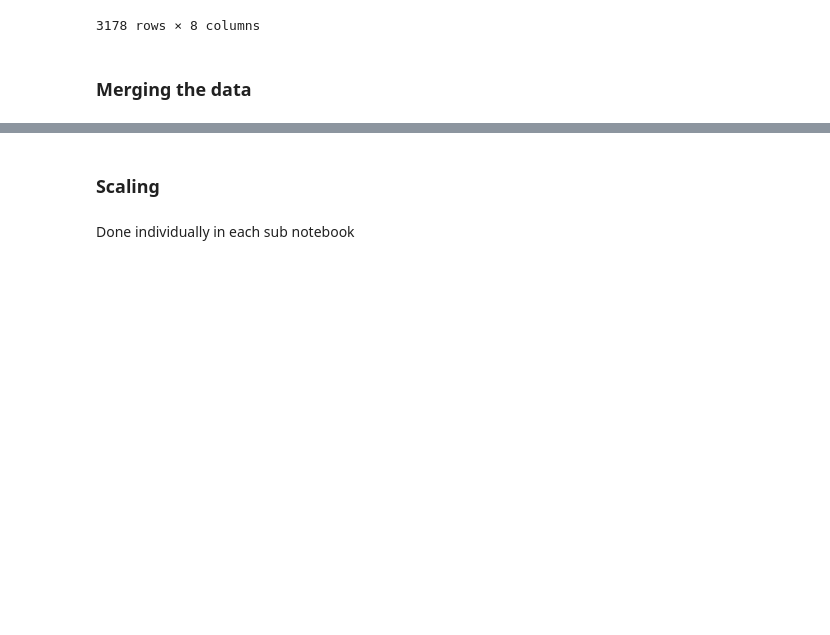
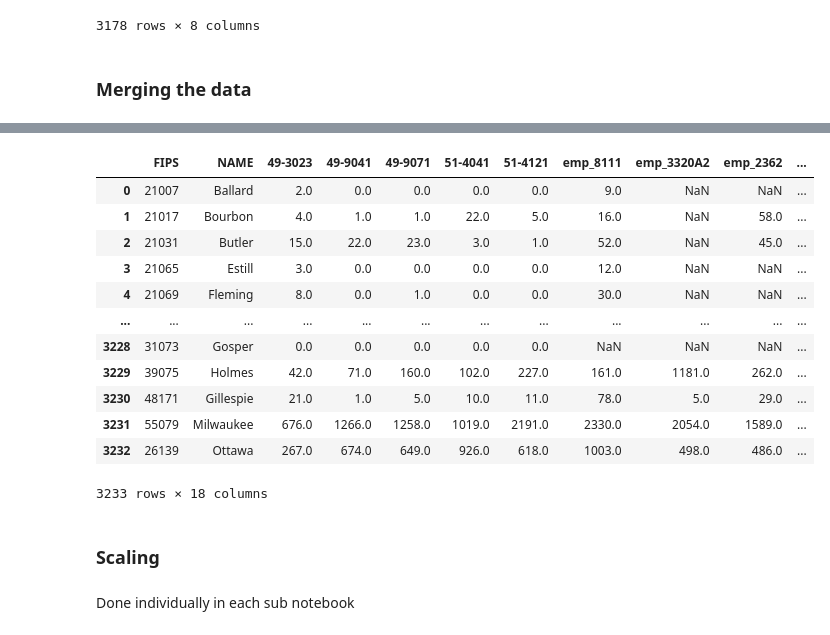
Before and after one commit to LennardFe/DDM_WS24-25_Feuerbach, a Jupyter notebook: notebooks/data_preperation_milestone_combined.ipynb, the cells around one changed output, grey strips where cells are left out. Drawn from its saved outputs; the diff is of its cells as text; code cells hidden in the pictures; blank space fills up the shorter version.

```diff
--- a/notebooks/data_preperation_milestone_combined.ipynb
+++ b/notebooks/data_preperation_milestone_combined.ipynb
@@ -587,3 +555,31 @@ display(master_df)
+# %%
+# drop column total_sum
+master_df = master_df.drop(columns='total_sum')
+
+# Remove blank spaces from column names, replace commatas with udnerscores
+master_df.columns = master_df.columns.str.strip().str.replace(' _','_').str.replace(' ', '_').str.replace(',', '')
+
+# Calc AVG of GDP # TODO: Check if we should weight them industries differently
+master_df['averageGdp'] = master_df[['Agriculture_forestry_fishing_and_hunting_averageGdp','Construction_averageGdp','Manufacturing_averageGdp','Other_services_(except_government_and_government_enterprises)_averageGdp']].mean(axis=1)
+
+# Drop the columns
+master_df = master_df.drop(columns=['Agriculture_forestry_fishing_and_hunting_averageGdp','Construction_averageGdp','Manufacturing_averageGdp','Other_services_(except_government_and_government_enterprises)_averageGdp'])
+
+master_df
+# %% [output]
+|  | FIPS | NAME | 49-3023 | 49-9041 | 49-9071 | 51-4041 | 51-4121 | emp_8111 | emp_3320A2 | emp_2362 | ... |
+| 0 | 21007 | Ballard | 2.0 | 0.0 | 0.0 | 0.0 | 0.0 | 9.0 | NaN | NaN | ... |
+| 1 | 21017 | Bourbon | 4.0 | 1.0 | 1.0 | 22.0 | 5.0 | 16.0 | NaN | 58.0 | ... |
+| 2 | 21031 | Butler | 15.0 | 22.0 | 23.0 | 3.0 | 1.0 | 52.0 | NaN | 45.0 | ... |
+| 3 | 21065 | Estill | 3.0 | 0.0 | 0.0 | 0.0 | 0.0 | 12.0 | NaN | NaN | ... |
+| 4 | 21069 | Fleming | 8.0 | 0.0 | 1.0 | 0.0 | 0.0 | 30.0 | NaN | NaN | ... |
+| ... | ... | ... | ... | ... | ... | ... | ... | ... | ... | ... | ... |
+| 3228 | 31073 | Gosper | 0.0 | 0.0 | 0.0 | 0.0 | 0.0 | NaN | NaN | NaN | ... |
+| 3229 | 39075 | Holmes | 42.0 | 71.0 | 160.0 | 102.0 | 227.0 | 161.0 | 1181.0 | 262.0 | ... |
+| 3230 | 48171 | Gillespie | 21.0 | 1.0 | 5.0 | 10.0 | 11.0 | 78.0 | 5.0 | 29.0 | ... |
+| 3231 | 55079 | Milwaukee | 676.0 | 1266.0 | 1258.0 | 1019.0 | 2191.0 | 2330.0 | 2054.0 | 1589.0 | ... |
+| 3232 | 26139 | Ottawa | 267.0 | 674.0 | 649.0 | 926.0 | 618.0 | 1003.0 | 498.0 | 486.0 | ... |
+3233 rows × 18 columns
 # %% [markdown]
 ### Scaling
 # %% [markdown]
```
Also changed, not shown: parts of 5 cells of this notebook.
